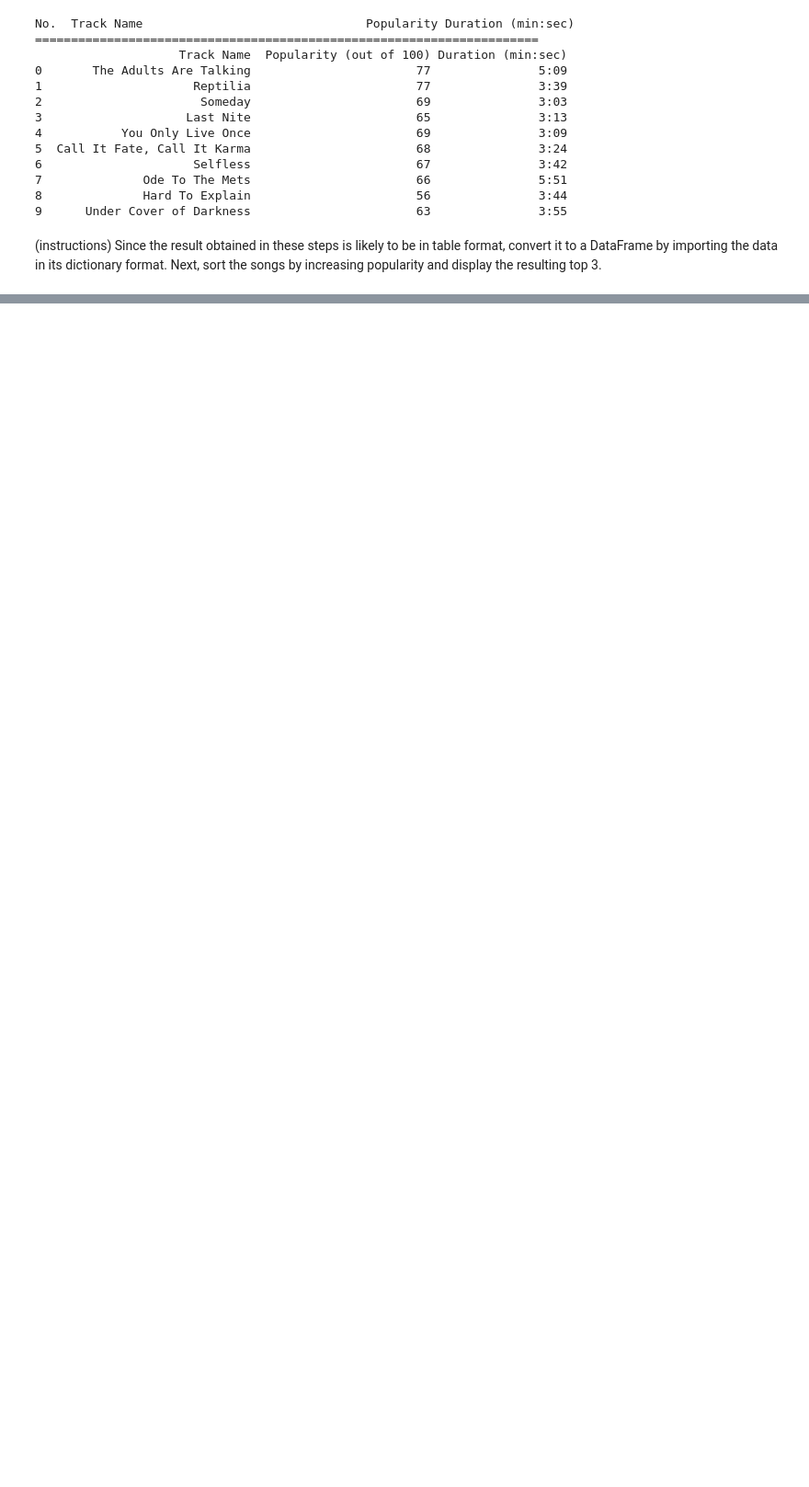
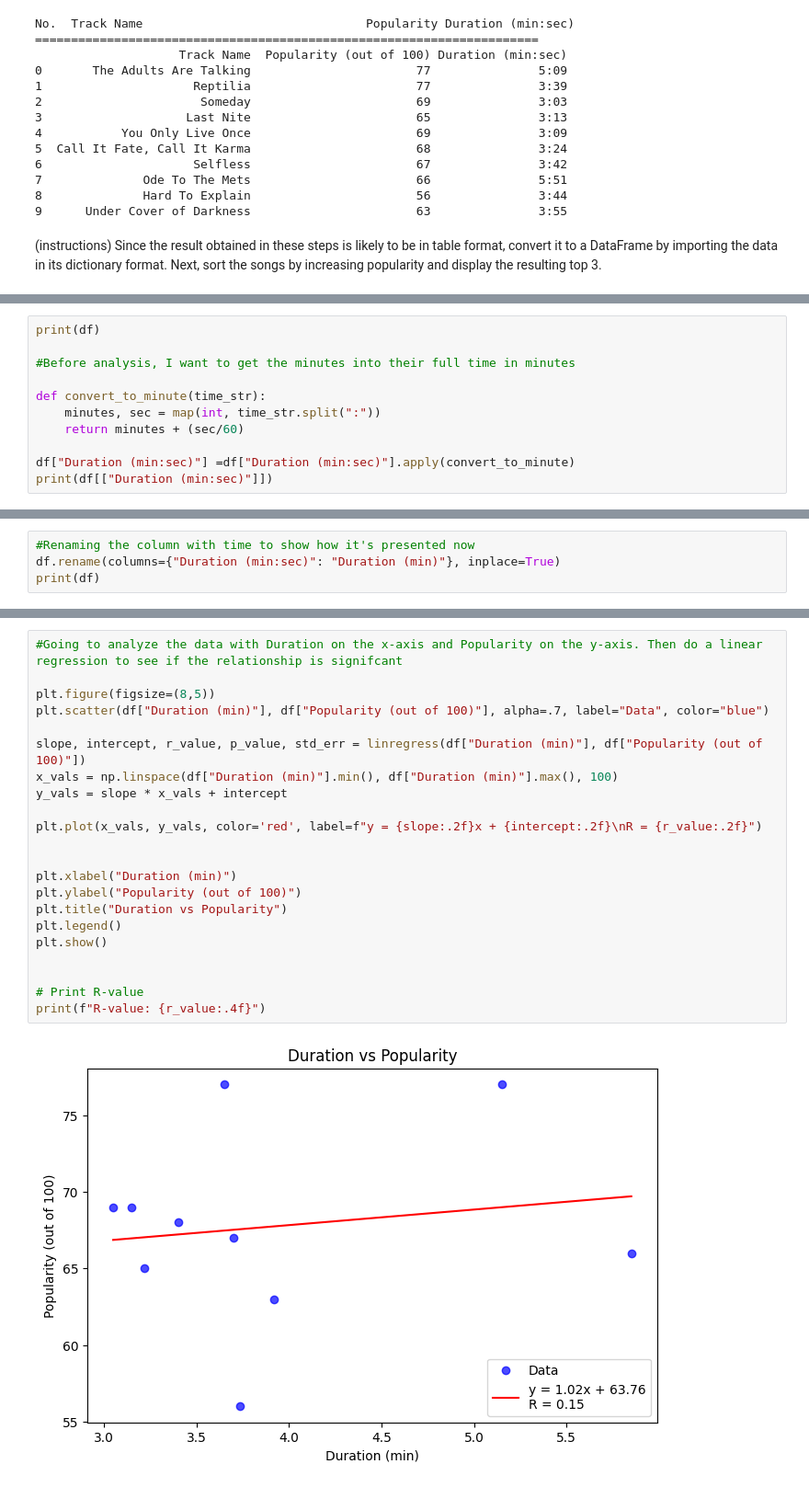
Before and after one commit to drtclem/interacting-with-api-python-project-tutorial, a Jupyter notebook: src/explore.ipynb, the cells around one changed output, grey strips where cells are left out. Shown at 92% size. Drawn from its saved outputs; the diff is of its cells as text; blank space fills up the shorter version.

```diff
--- a/src/explore.ipynb
+++ b/src/explore.ipynb
@@ -110,0 +100,11 @@ print(df.shape)
+# %%
+print(df)
+
+#Before analysis, I want to get the minutes into their full time in minutes
+
+def convert_to_minute(time_str):
+    minutes, sec = map(int, time_str.split(":"))
+    return minutes + (sec/60)
+
+df["Duration (min:sec)"] =df["Duration (min:sec)"].apply(convert_to_minute)
+print(df[["Duration (min:sec)"]])
@@ -110,0 +124,4 @@ print(df.shape)
+# %%
+#Renaming the column with time to show how it's presented now
+df.rename(columns={"Duration (min:sec)": "Duration (min)"}, inplace=True)
+print(df)
@@ -110,0 +140,24 @@ print(df.shape)
+# %%
+#Going to analyze the data with Duration on the x-axis and Popularity on the y-axis. Then do a linear regression to see if the relationship is signifcant
+
+plt.figure(figsize=(8,5))
+plt.scatter(df["Duration (min)"], df["Popularity (out of 100)"], alpha=.7, label="Data", color="blue")
+
+slope, intercept, r_value, p_value, std_err = linregress(df["Duration (min)"], df["Popularity (out of 100)"])
+x_vals = np.linspace(df["Duration (min)"].min(), df["Duration (min)"].max(), 100)
+y_vals = slope * x_vals + intercept
+
+plt.plot(x_vals, y_vals, color='red', label=f"y = {slope:.2f}x + {intercept:.2f}\nR = {r_value:.2f}")
+
+
+plt.xlabel("Duration (min)")
+plt.ylabel("Popularity (out of 100)")
+plt.title("Duration vs Popularity")
+plt.legend()
+plt.show()
+
+
+# Print R-value
+print(f"R-value: {r_value:.4f}")
+# %% [output]
+[figure, added]
```
Also changed, not shown: parts of 10 cells of this notebook, 1 other file.
